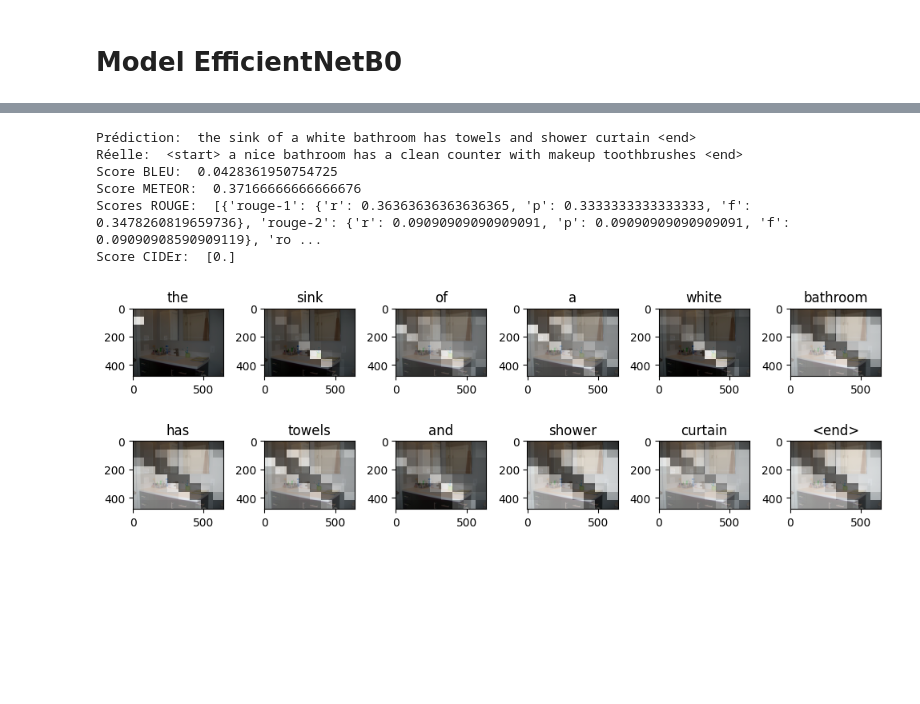
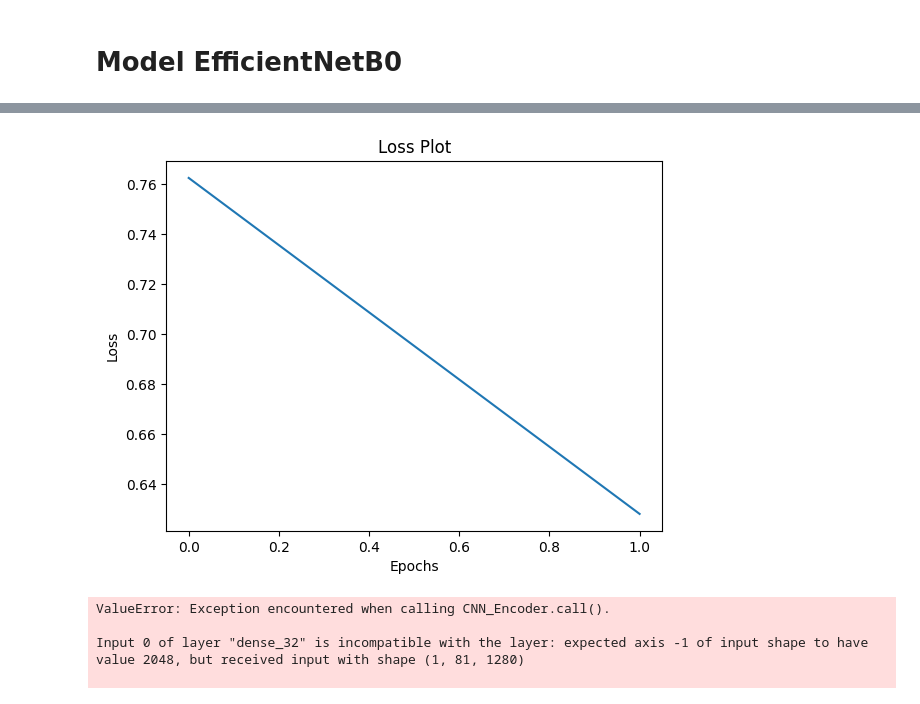
Before and after one commit to romaricDembele/projet_leyenda, a Jupyter notebook: livrable_3.ipynb, the cells around one changed output, grey strips where cells are left out. Cells and saved outputs as stored; diff of their text form; code cells hidden in the pictures; blank space fills up the shorter version.

```diff
--- a/livrable_3.ipynb
+++ b/livrable_3.ipynb
@@ -770,0 +733,29 @@ KeyError: in user code:
+# %%
+# Initialisation du modèle pour EfficientNetB0
+model_name = 'EfficientNetB0'
+image_features_extract_model_EfficientNetB0 = create_image_features_model(model_name)
+
+# Préparation des chemins d'image pour le traitement
+encode_train = sorted(set(img_name_vector))  # Assurez-vous que img_name_vector est déjà défini
+image_dataset = tf.data.Dataset.from_tensor_slices(encode_train)
+image_dataset = image_dataset.map(
+    lambda x: load_image(x, model_name), num_parallel_calls=tf.data.experimental.AUTOTUNE).batch(16)
+
+# Extraction et sauvegarde des caractéristiques
+extract_features_and_save(image_dataset, image_features_extract_model_EfficientNetB0)
+
+# Création de vecteurs image-annotation et préparation des datasets
+img_to_cap_vector = create_img_to_cap_vector(img_name_vector, cap_vector)
+(img_name_train, cap_train), (img_name_val, cap_val) = prepare_datasets(img_to_cap_vector)
+
+# Chargement et traitement des données d'entraînement
+train_dataset = load_and_process_data(img_name_train, cap_train)
+
+# Réinitialiser les paramètres d'entraînement et le modèle
+loss_plot = []
+start_epoch = 0
+EPOCHS = 30  # ou toute autre valeur appropriée
+num_steps = len(img_name_train) // BATCH_SIZE
+# Configuration et démarrage de l'entraînement
+train_epochs(train_dataset, start_epoch, num_steps, EPOCHS)
+# %% [output]
@@ -771,56 +771,20 @@ KeyError: in user code:
+[figure, added]
 # %%
 #Appel de la fonction evaluate
 image = img_name_val[rid]
 real_caption = ' '.join([tokenizer.index_word[i] for i in cap_val[rid] if i not in [0]])
-
-
-def evaluate_EfficientNetB0(image):
-    attention_plot = np.zeros((max_length, 81))
-
-    hidden = decoder.reset_state(batch_size=1)
-
-    temp_input = tf.expand_dims(load_image(image)[0], 0)
-    img_tensor_val = image_features_extract_model(temp_input)
-    img_tensor_val = tf.reshape(img_tensor_val, (img_tensor_val.shape[0], -1, img_tensor_val.shape[3]))
-
-    features = encoder(img_tensor_val)
-
-    dec_input = tf.expand_dims([tokenizer.word_index['<start>']], 0)
-    result = []
-
-    for i in range(max_length):
-        predictions, hidden, attention_weights = decoder(dec_input, features, hidden)
-
-        attention_plot[i] = tf.reshape(attention_weights, (-1, )).numpy()
-
-        predicted_id = tf.random.categorical(predictions, 1)[0][0].numpy()
-        result.append(tokenizer.index_word[predicted_id])
-
-        if tokenizer.index_word[predicted_id] == '<end>':
-            return result, attention_plot
-
-        dec_input = tf.expand_dims([predicted_id], 0)
-
-    attention_plot = attention_plot[:len(result), :]
-    return result, attention_plot
-
-
-predicted_caption, attention_plot = evaluate_EfficientNetB0(image)
-bleu, meteor, rouge_scores, cider_score = calculate_metrics(' '.join(predicted_caption), real_caption)
+predicted_caption, attention_plot = evaluate(image)
+meteor, rouge_scores, cider_score = calculate_metrics(' '.join(predicted_caption), real_caption)
 
 print("Prédiction: ", ' '.join(predicted_caption))
 print("Réelle: ", real_caption)
-print("Score BLEU: ", bleu)
 print("Score METEOR: ", meteor)
 print("Scores ROUGE: ", rouge_scores)
 print("Score CIDEr: ", cider_score)
 
 plot_attention(image, predicted_caption, attention_plot)
 # %% [output]
-Prédiction:  the sink of a white bathroom has towels and shower curtain <end>
-Réelle:  <start> a nice bathroom has a clean counter with makeup toothbrushes <end>
-Score BLEU:  0.0428361950754725
-Score METEOR:  0.37166666666666676
-Scores ROUGE:  [{'rouge-1': {'r': 0.36363636363636365, 'p': 0.3333333333333333, 'f': 0.3478260819659736}, 'rouge-2': {'r': 0.09090909090909091, 'p': 0.09090909090909091, 'f': 0.09090908590909119}, 'ro ...
-Score CIDEr:  [0.]
+ValueError: Exception encountered when calling CNN_Encoder.call().
+
+Input 0 of layer "dense_32" is incompatible with the layer: expected axis -1 of input shape to have value 2048, but received input with shape (1, 81, 1280)
+
-[figure, removed]
```
Also changed, not shown: parts of 21 cells of this notebook.
